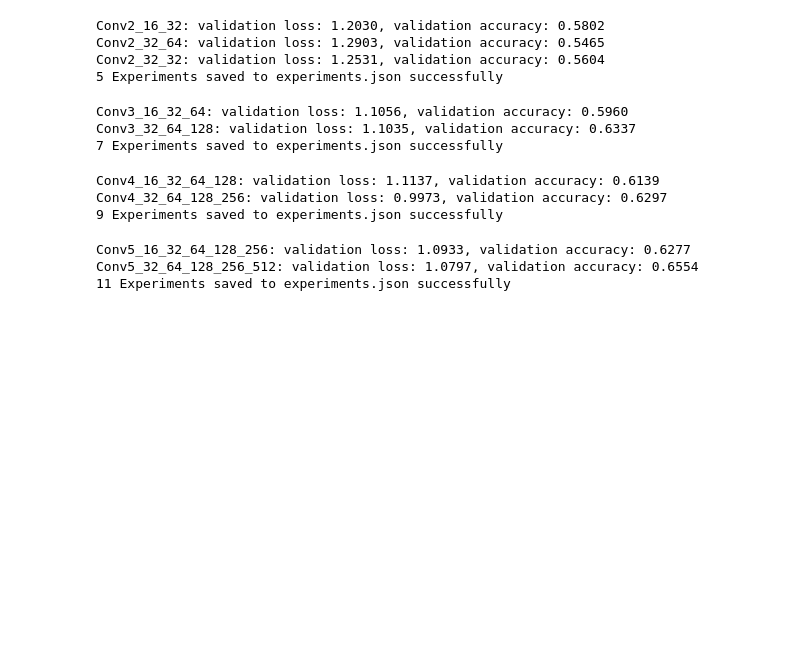
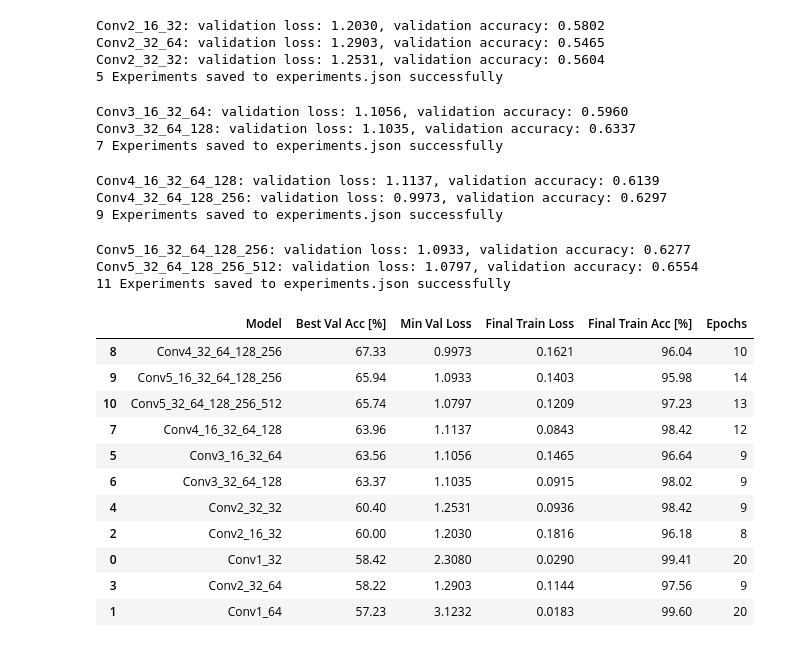
Before and after one commit to marekstorek/trash_classifier, a Jupyter notebook: ml/experiments.ipynb, the cells around one changed output. Cells and saved outputs as stored; diff of their text form; code cells hidden in the pictures; blank space fills up the shorter version.

```diff
--- a/ml/experiments.ipynb
+++ b/ml/experiments.ipynb
@@ -147,3 +152,19 @@ save_experiments(all_experiments)
 Conv5_16_32_64_128_256: validation loss: 1.0933, validation accuracy: 0.6277
 Conv5_32_64_128_256_512: validation loss: 1.0797, validation accuracy: 0.6554
 11 Experiments saved to experiments.json successfully
+# %%
+summary = summarize_results(all_experiments)
+display(summary)
+# %% [output]
+|  | Model | Best Val Acc [%] | Min Val Loss | Final Train Loss | Final Train Acc [%] | Epochs |
+| 8 | Conv4_32_64_128_256 | 67.33 | 0.9973 | 0.1621 | 96.04 | 10 |
+| 9 | Conv5_16_32_64_128_256 | 65.94 | 1.0933 | 0.1403 | 95.98 | 14 |
+| 10 | Conv5_32_64_128_256_512 | 65.74 | 1.0797 | 0.1209 | 97.23 | 13 |
+| 7 | Conv4_16_32_64_128 | 63.96 | 1.1137 | 0.0843 | 98.42 | 12 |
+| 5 | Conv3_16_32_64 | 63.56 | 1.1056 | 0.1465 | 96.64 | 9 |
+| 6 | Conv3_32_64_128 | 63.37 | 1.1035 | 0.0915 | 98.02 | 9 |
+| 4 | Conv2_32_32 | 60.40 | 1.2531 | 0.0936 | 98.42 | 9 |
+| 2 | Conv2_16_32 | 60.00 | 1.2030 | 0.1816 | 96.18 | 8 |
+| 0 | Conv1_32 | 58.42 | 2.3080 | 0.0290 | 99.41 | 20 |
+| 3 | Conv2_32_64 | 58.22 | 1.2903 | 0.1144 | 97.56 | 9 |
+| 1 | Conv1_64 | 57.23 | 3.1232 | 0.0183 | 99.60 | 20 |
```
Also changed, not shown: parts of 4 cells of this notebook, 1 other file.
